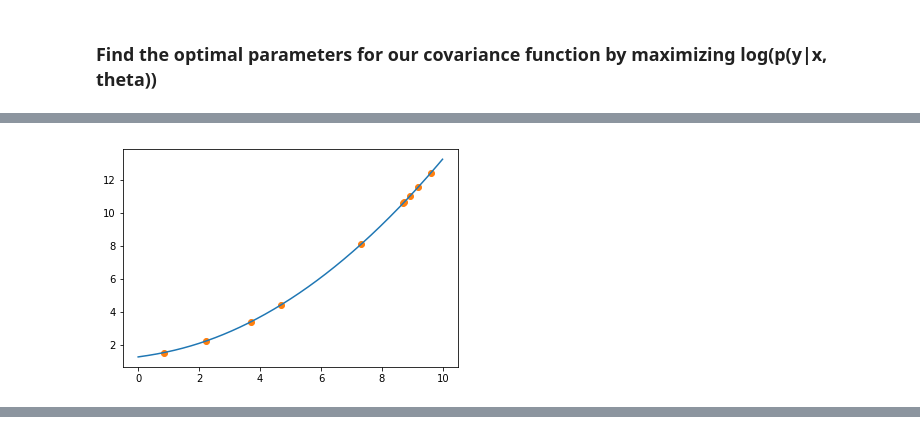
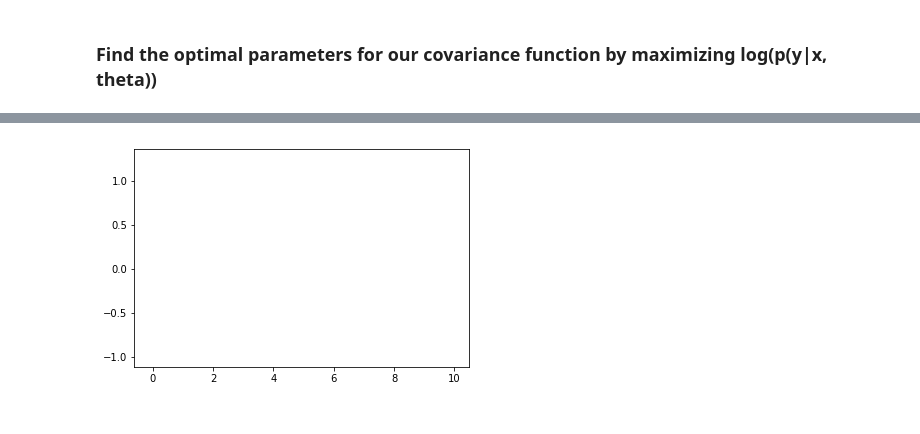
Before and after one commit to sjosund/koe, a Jupyter notebook: koe/GP.ipynb, the cells around one changed output, grey strips where cells are left out. Cells and saved outputs as stored; diff of their text form; code cells hidden in the pictures.

```diff
--- a/koe/GP.ipynb
+++ b/koe/GP.ipynb
@@ -15,0 +14,13 @@ def generate_data(n=20):
+# %%
+def sin(X):
+    y = np.sin(X) + 0.2 * np.random.randn(X.shape[0])
+    return y
+
+def generate_data(n=10, f=sin):
+    X = 10 * np.random.random(n)
+    y = f(X)
+
+    X = X.reshape(-1, 1)
+    y = y.reshape(-1, 1)
+
+    return X, y
@@ -69,5 +90,2 @@ def plot_in_range(X, y, start, stop, kernel):
 # %% [markdown]
 ### Find the optimal parameters for our covariance function by maximizing log(p(y|x, theta))
-# %%
-X, y = generate_data(n=40)
-plt.scatter(X, y)
@@ -124,15 +160,42 @@ x_nm
-# %%
-plot_in_range(
-    start=0,
-    stop=10,
-    kernel=partial(
-        squared_exponential_kernel,
-        theta=x_nm.x[0],
-        sigma_f=x_nm.x[1],
-        sigma_n=x_nm.x[2]
-    ),
-    X=X,
-    y=y
-)
-# %% [output]
-[figure, removed]
+# %%
+# Generate data
+f_true = sin
+X, y = generate_data(n=3, f=f_true)
+
+# Range to optimize in
+X_range = np.arange(0, 10, 0.01)
+imgs = []
+
+fig, ax = plt.subplots()
+
+kernel = get_optimal_kernel(X=X, y=y)
+_, img = plot_in_range(
+    X_range=X_range,
+    kernel=kernel,
+    X=X,
+    y=y,
+    ax=ax,
+    fig=fig
+)
+imgs.append(img)
+
+for _ in range(10):
+    kernel = get_optimal_kernel(X=X, y=y)
+    X_sampled, y_sampled = sample_new_point(X=X, y=y, X_range=X_range, kernel=kernel)
+
+    X = np.concatenate([X, X_sampled], axis=0)
+    y = np.concatenate([y, y_sampled], axis=0)
+
+    _, img = plot_in_range(
+        X_range=X_range,
+        kernel=kernel,
+        X=X,
+        y=y,
+        ax=ax,
+        fig=fig
+    )
+    imgs.append(img)
+
+ani = animation.ArtistAnimation(fig, imgs, interval=500, blit=False)
+HTML(ani.to_html5_video())
+# %% [output]
@@ -138,0 +203 @@ plot_in_range(
+[figure, added]
```
Also changed, not shown: parts of 14 cells of this notebook.
